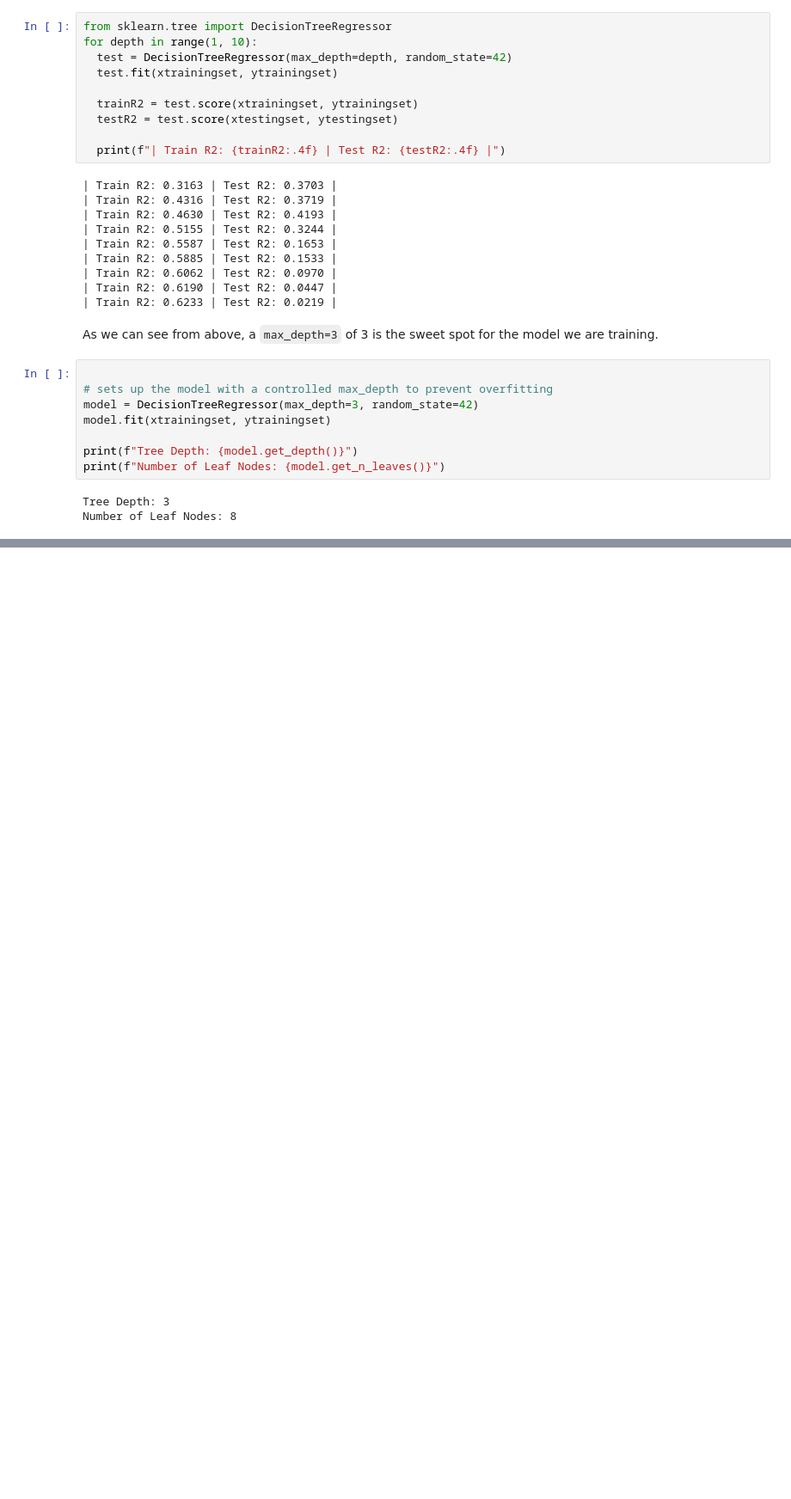
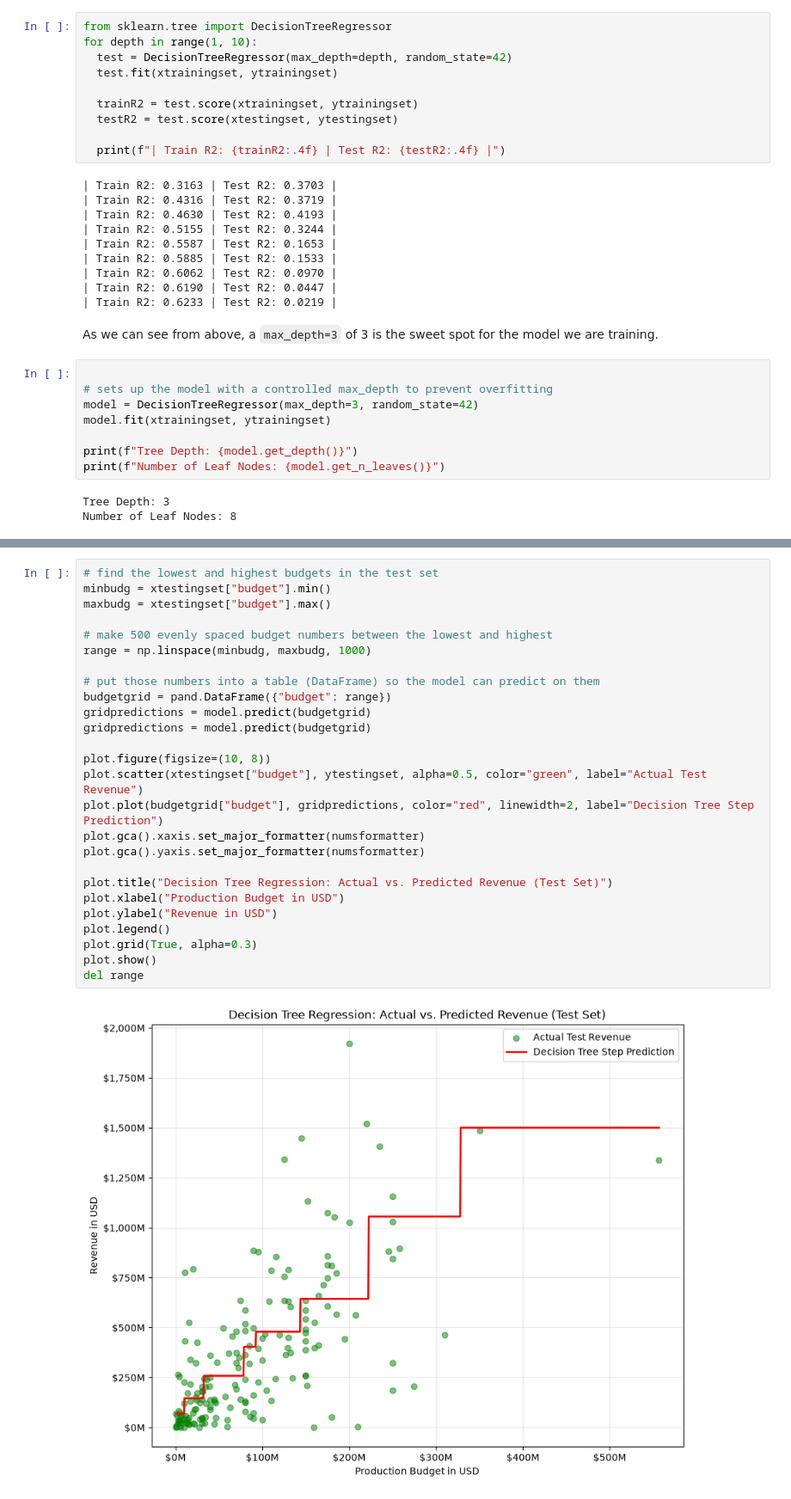
Before and after one commit to phqsmophobia/Data-Science-Portfolio-On-Movies, a Jupyter notebook: DecisionTrees.ipynb, the cells around one changed output, grey strips where cells are left out. Shown at 86% size. Saved outputs shown, nothing was run; the diff lists cells and outputs as text; blank space fills up the shorter version.

Commit message:
Finalisation of decision trees

```diff
--- a/DecisionTrees.ipynb
+++ b/DecisionTrees.ipynb
@@ -103,0 +157,28 @@ Number of Leaf Nodes: 8
+# %%
+# find the lowest and highest budgets in the test set
+minbudg = xtestingset["budget"].min()
+maxbudg = xtestingset["budget"].max()
+
+# make 500 evenly spaced budget numbers between the lowest and highest
+range = np.linspace(minbudg, maxbudg, 1000)
+
+# put those numbers into a table (DataFrame) so the model can predict on them
+budgetgrid = pand.DataFrame({"budget": range})
+gridpredictions = model.predict(budgetgrid)
+gridpredictions = model.predict(budgetgrid)
+
+plot.figure(figsize=(10, 8))
+plot.scatter(xtestingset["budget"], ytestingset, alpha=0.5, color="green", label="Actual Test Revenue")
+plot.plot(budgetgrid["budget"], gridpredictions, color="red", linewidth=2, label="Decision Tree Step Prediction")
+plot.gca().xaxis.set_major_formatter(numsformatter)
+plot.gca().yaxis.set_major_formatter(numsformatter)
+
+plot.title("Decision Tree Regression: Actual vs. Predicted Revenue (Test Set)")
+plot.xlabel("Production Budget in USD")
+plot.ylabel("Revenue in USD")
+plot.legend()
+plot.grid(True, alpha=0.3)
+plot.show()
+del range
+# %% [output]
+[figure, added]
```
Also changed, not shown: parts of 8 cells of this notebook, 2 other files.
